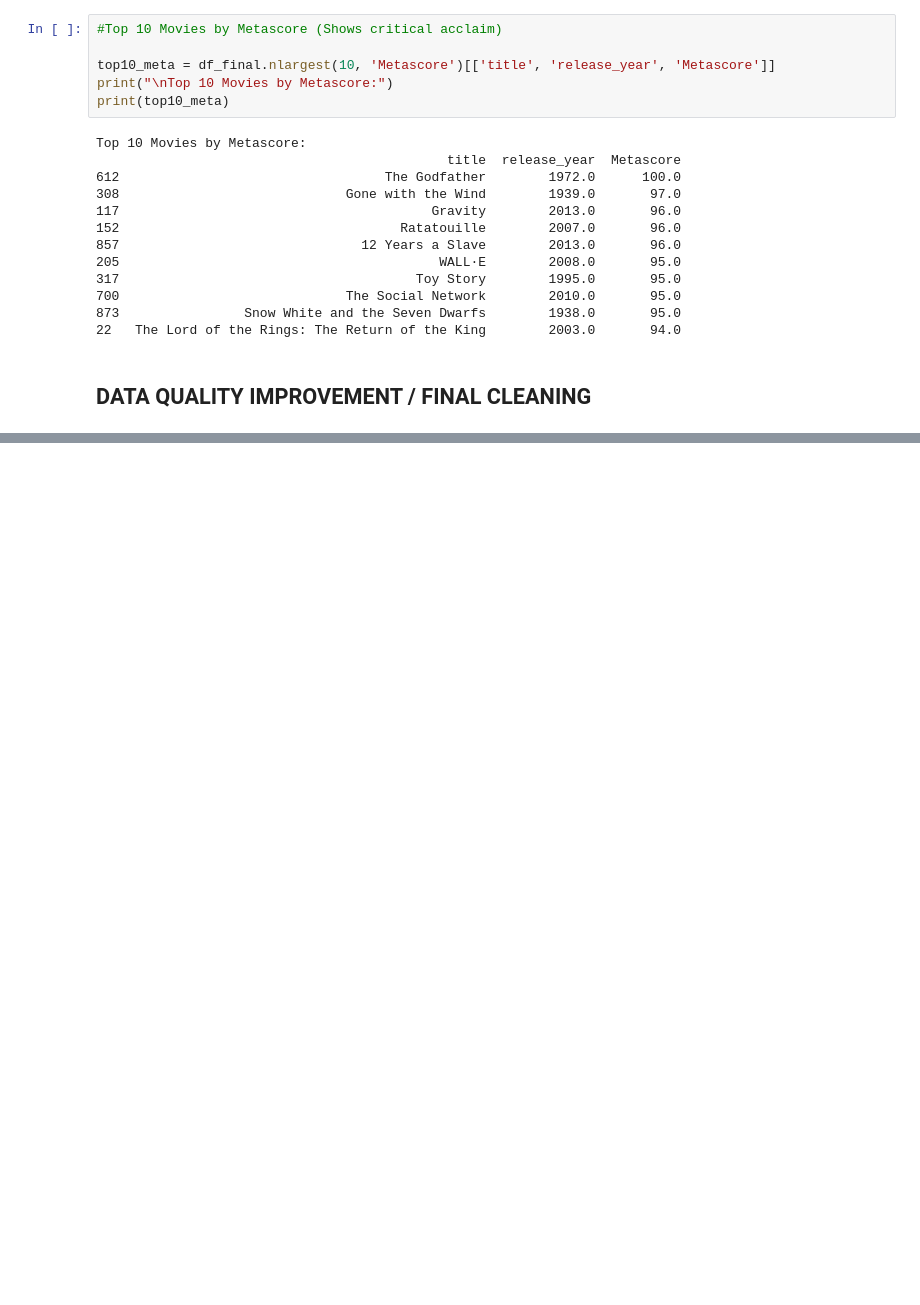
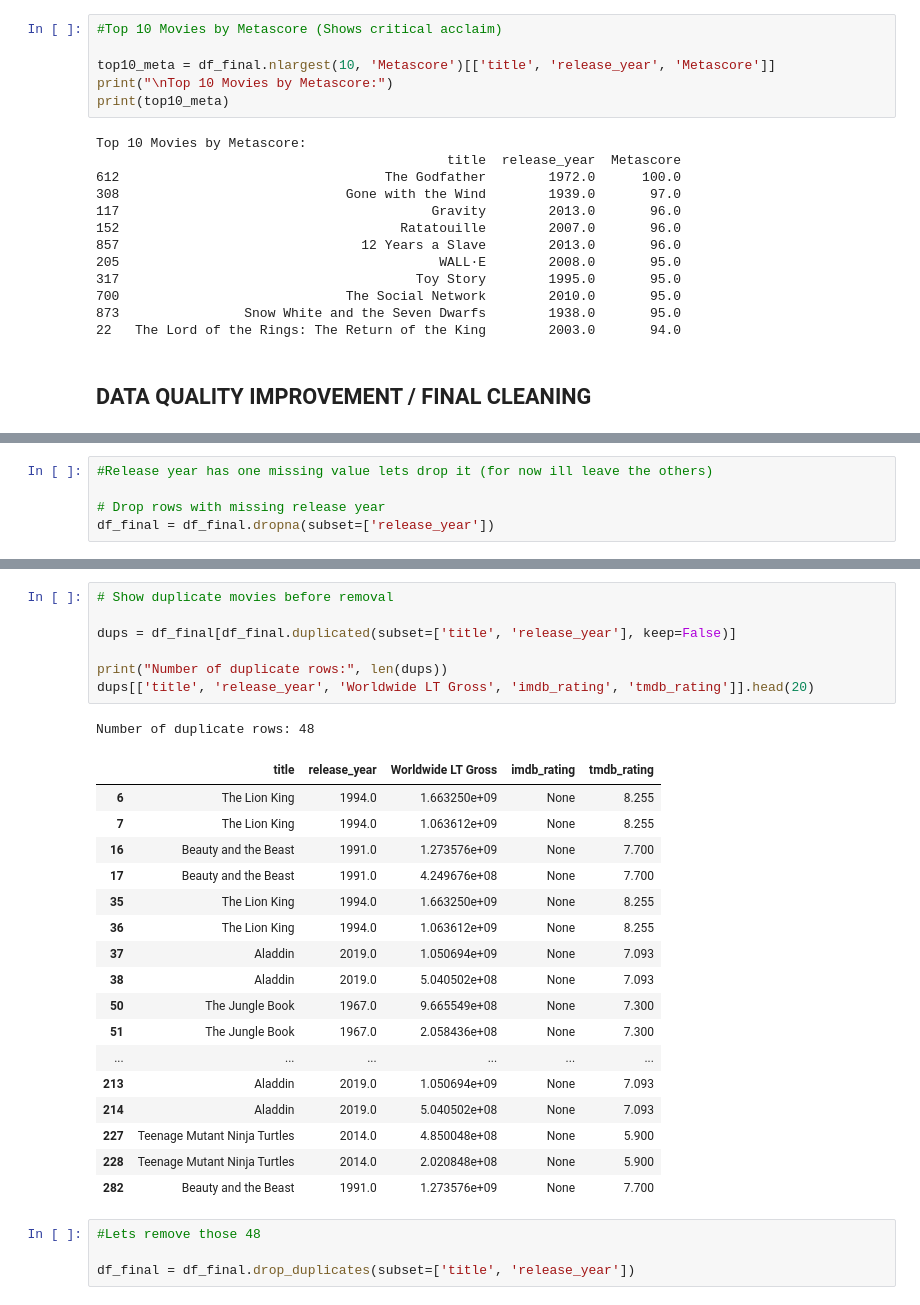
Before and after one commit to hseiinshamas/DataManagementPipeline, a Jupyter notebook: MoviesDataSciencePipeLine.ipynb, the cells around one changed output, grey strips where cells are left out. Cells and saved outputs as stored; diff of their text form; blank space fills up the shorter version.

```diff
--- a/MoviesDataSciencePipeLine.ipynb
+++ b/MoviesDataSciencePipeLine.ipynb
@@ -719,0 +740,5 @@ Top 10 Movies by Metascore:
+# %%
+#Release year has one missing value lets drop it (for now ill leave the others)
+
+# Drop rows with missing release year
+df_final = df_final.dropna(subset=['release_year'])
@@ -719,0 +764,30 @@ Top 10 Movies by Metascore:
+# %%
+# Show duplicate movies before removal
+
+dups = df_final[df_final.duplicated(subset=['title', 'release_year'], keep=False)]
+
+print("Number of duplicate rows:", len(dups))
+dups[['title', 'release_year', 'Worldwide LT Gross', 'imdb_rating', 'tmdb_rating']].head(20)
+# %% [output]
+Number of duplicate rows: 48
+|  | title | release_year | Worldwide LT Gross | imdb_rating | tmdb_rating |
+| 6 | The Lion King | 1994.0 | 1.663250e+09 | None | 8.255 |
+| 7 | The Lion King | 1994.0 | 1.063612e+09 | None | 8.255 |
+| 16 | Beauty and the Beast | 1991.0 | 1.273576e+09 | None | 7.700 |
+| 17 | Beauty and the Beast | 1991.0 | 4.249676e+08 | None | 7.700 |
+| 35 | The Lion King | 1994.0 | 1.663250e+09 | None | 8.255 |
+| 36 | The Lion King | 1994.0 | 1.063612e+09 | None | 8.255 |
+| 37 | Aladdin | 2019.0 | 1.050694e+09 | None | 7.093 |
+| 38 | Aladdin | 2019.0 | 5.040502e+08 | None | 7.093 |
+| 50 | The Jungle Book | 1967.0 | 9.665549e+08 | None | 7.300 |
+| 51 | The Jungle Book | 1967.0 | 2.058436e+08 | None | 7.300 |
+| ... | ... | ... | ... | ... | ... |
+| 213 | Aladdin | 2019.0 | 1.050694e+09 | None | 7.093 |
+| 214 | Aladdin | 2019.0 | 5.040502e+08 | None | 7.093 |
+| 227 | Teenage Mutant Ninja Turtles | 2014.0 | 4.850048e+08 | None | 5.900 |
+| 228 | Teenage Mutant Ninja Turtles | 2014.0 | 2.020848e+08 | None | 5.900 |
+| 282 | Beauty and the Beast | 1991.0 | 1.273576e+09 | None | 7.700 |
+# %%
+#Lets remove those 48
+
+df_final = df_final.drop_duplicates(subset=['title', 'release_year'])
```
Also changed, not shown: parts of 26 cells of this notebook, 1 other file.
